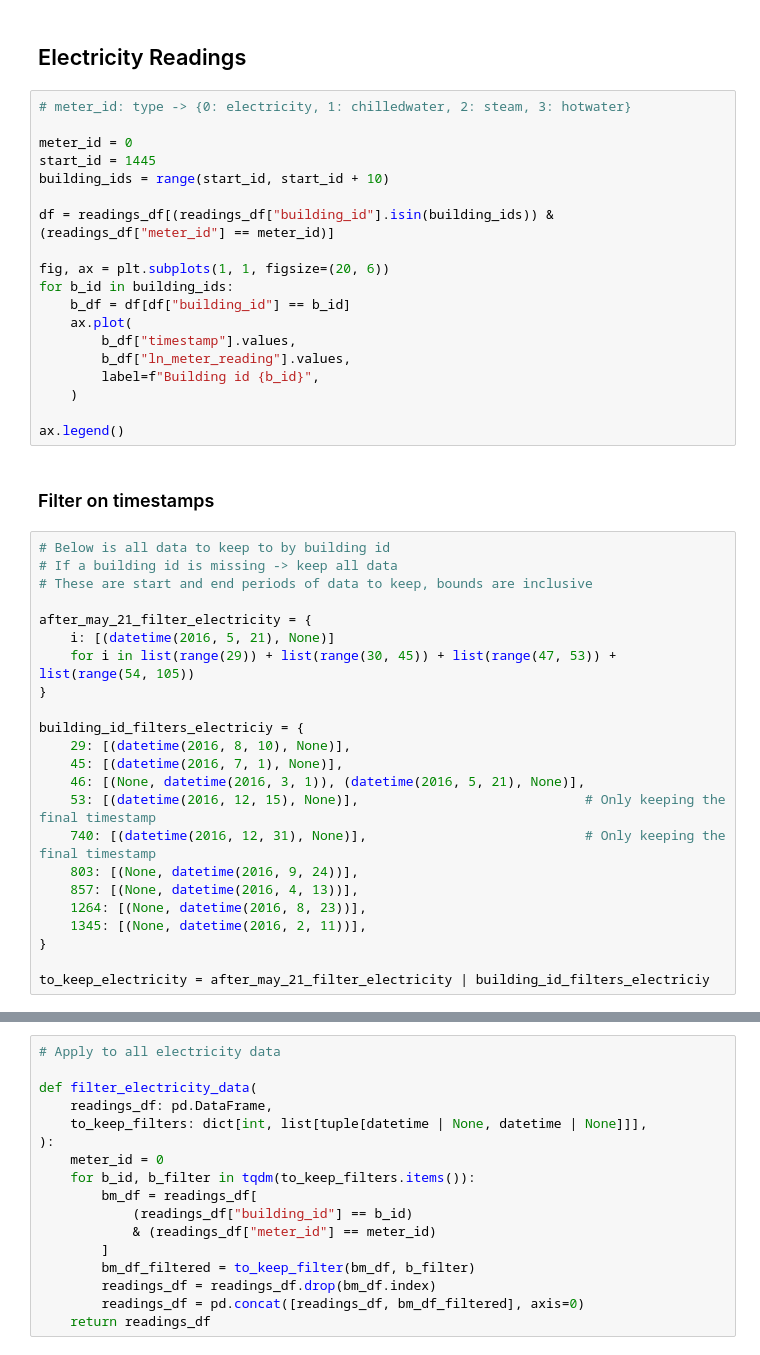
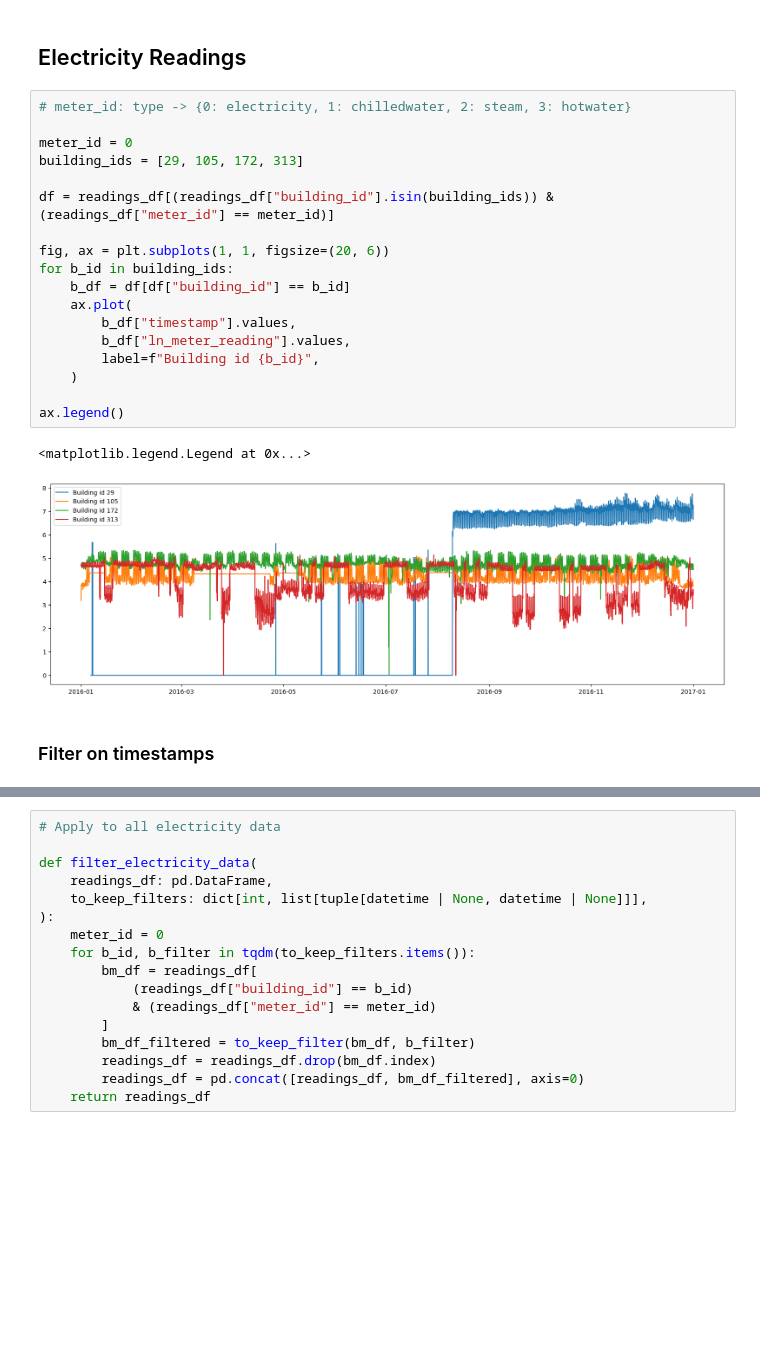
Before and after one commit to lmalms/sequence-learners, a Jupyter notebook: ashrae/ashrae-outlier-removal.ipynb, the cells around one changed output, grey strips where cells are left out. Drawn from its saved outputs; the diff is of its cells as text; blank space fills up the shorter version.

```diff
--- a/ashrae/ashrae-outlier-removal.ipynb
+++ b/ashrae/ashrae-outlier-removal.ipynb
@@ -25,47 +25,26 @@ readings_df["ln_meter_reading"] = np.log1p(readings_df["meter_reading"])
 # %%
 # meter_id: type -> {0: electricity, 1: chilledwater, 2: steam, 3: hotwater}
 
 meter_id = 0
-start_id = 1445
-building_ids = range(start_id, start_id + 10)
+building_ids = [29, 105, 172, 313]
 
 df = readings_df[(readings_df["building_id"].isin(building_ids)) & (readings_df["meter_id"] == meter_id)]
 
 fig, ax = plt.subplots(1, 1, figsize=(20, 6))
 for b_id in building_ids:
     b_df = df[df["building_id"] == b_id]
     ax.plot(
         b_df["timestamp"].values,
         b_df["ln_meter_reading"].values,
         label=f"Building id {b_id}",
     )
 
 ax.legend()
+# %% [output]
+<matplotlib.legend.Legend at 0x...>
+[figure, added]
 # %% [markdown]
 ### Filter on timestamps
-# %%
-# Below is all data to keep to by building id
-# If a building id is missing -> keep all data
-# These are start and end periods of data to keep, bounds are inclusive
-
-after_may_21_filter_electricity = {
-    i: [(datetime(2016, 5, 21), None)]
-    for i in list(range(29)) + list(range(30, 45)) + list(range(47, 53)) + list(range(54, 105))
-}
-
-building_id_filters_electriciy = {
-    29: [(datetime(2016, 8, 10), None)],
-    45: [(datetime(2016, 7, 1), None)],
-    46: [(None, datetime(2016, 3, 1)), (datetime(2016, 5, 21), None)],
-    53: [(datetime(2016, 12, 15), None)],                             # Only keeping the final timestamp
-    740: [(datetime(2016, 12, 31), None)],                            # Only keeping the final timestamp
-    803: [(None, datetime(2016, 9, 24))],
-    857: [(None, datetime(2016, 4, 13))],
-    1264: [(None, datetime(2016, 8, 23))],
-    1345: [(None, datetime(2016, 2, 11))],
-}
-
-to_keep_electricity = after_may_21_filter_electricity | building_id_filters_electriciy
 # %%
 def construct_keep_filter(
     timestamps: pd.Series,
```
Also changed, not shown: parts of 12 cells of this notebook.
